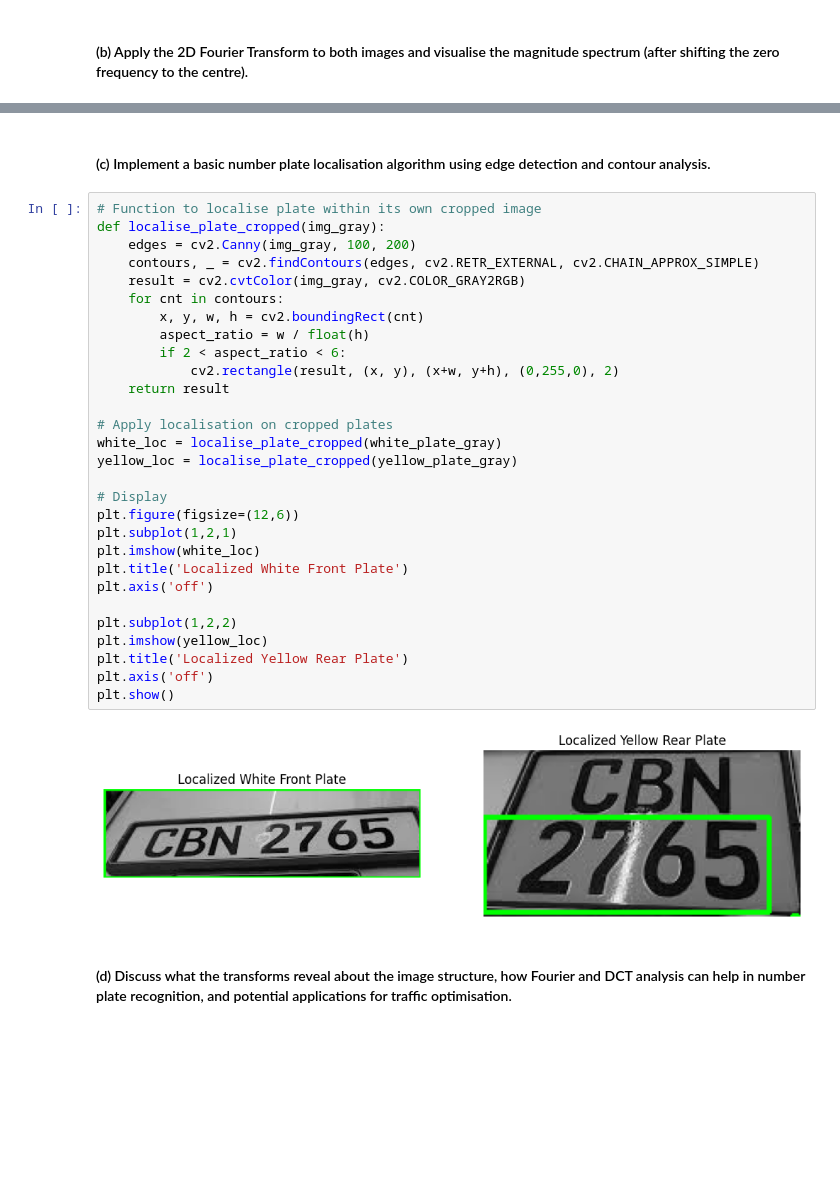
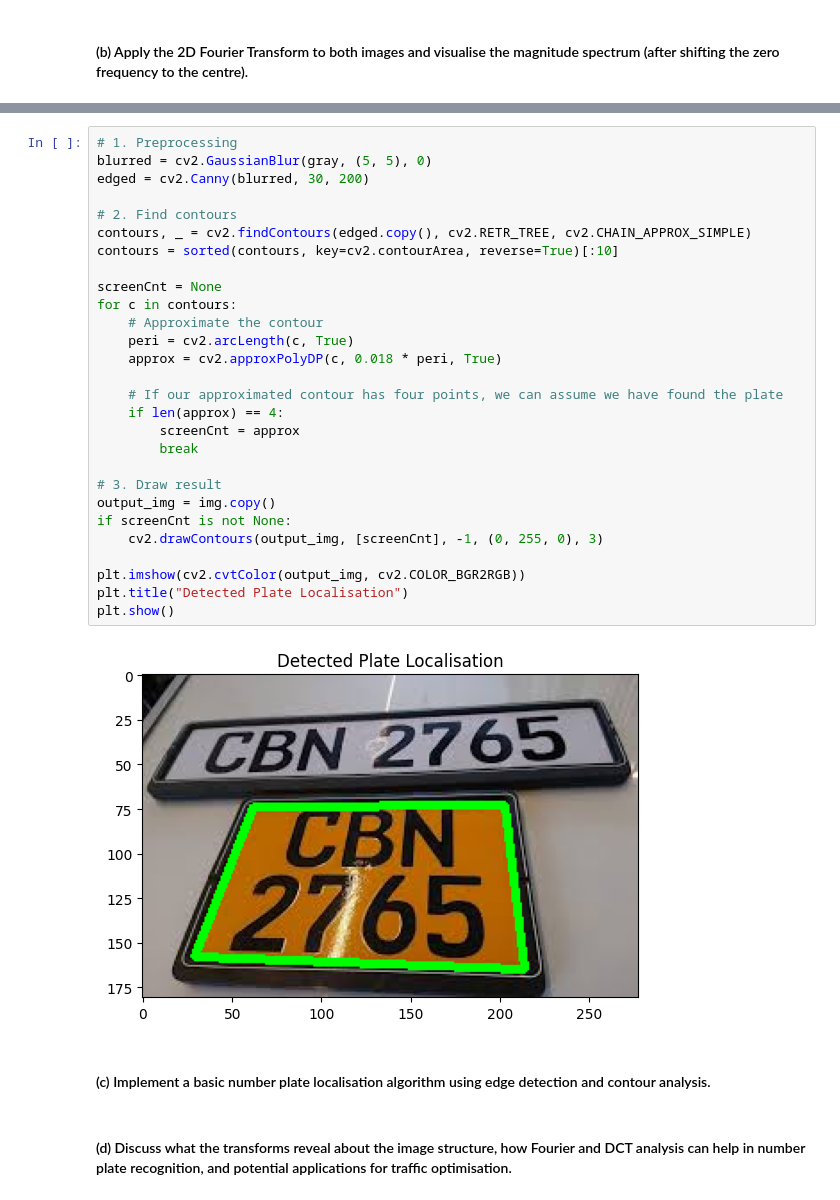
Before and after one commit to visharaaa/Math-CW-25, a Jupyter notebook: 2425578.ipynb, the cells around one changed output, grey strips where cells are left out. Cells and saved outputs as stored; diff of their text form; blank space fills up the shorter version.

```diff
--- a/2425578.ipynb
+++ b/2425578.ipynb
@@ -406,35 +341,34 @@ plt.show()
+# %%
+# 1. Preprocessing
+blurred = cv2.GaussianBlur(gray, (5, 5), 0)
+edged = cv2.Canny(blurred, 30, 200)
+
+# 2. Find contours
+contours, _ = cv2.findContours(edged.copy(), cv2.RETR_TREE, cv2.CHAIN_APPROX_SIMPLE)
+contours = sorted(contours, key=cv2.contourArea, reverse=True)[:10]
+
+screenCnt = None
+for c in contours:
+    # Approximate the contour
+    peri = cv2.arcLength(c, True)
+    approx = cv2.approxPolyDP(c, 0.018 * peri, True)
+
+    # If our approximated contour has four points, we can assume we have found the plate
+    if len(approx) == 4:
+        screenCnt = approx
+        break
+
+# 3. Draw result
+output_img = img.copy()
+if screenCnt is not None:
+    cv2.drawContours(output_img, [screenCnt], -1, (0, 255, 0), 3)
+
+plt.imshow(cv2.cvtColor(output_img, cv2.COLOR_BGR2RGB))
+plt.title("Detected Plate Localisation")
+plt.show()
+# %% [output]
+[figure, added]
 # %% [markdown]
 #### (c) Implement a basic number plate localisation algorithm using edge detection and contour analysis.
-# %%
-# Function to localise plate within its own cropped image
-def localise_plate_cropped(img_gray):
-    edges = cv2.Canny(img_gray, 100, 200)
-    contours, _ = cv2.findContours(edges, cv2.RETR_EXTERNAL, cv2.CHAIN_APPROX_SIMPLE)
-    result = cv2.cvtColor(img_gray, cv2.COLOR_GRAY2RGB)
-    for cnt in contours:
-        x, y, w, h = cv2.boundingRect(cnt)
-        aspect_ratio = w / float(h)
-        if 2 < aspect_ratio < 6:
-            cv2.rectangle(result, (x, y), (x+w, y+h), (0,255,0), 2)
-    return result
-
-# Apply localisation on cropped plates
-white_loc = localise_plate_cropped(white_plate_gray)
-yellow_loc = localise_plate_cropped(yellow_plate_gray)
-
-# Display
-plt.figure(figsize=(12,6))
-plt.subplot(1,2,1)
-plt.imshow(white_loc)
-plt.title('Localized White Front Plate')
-plt.axis('off')
-
-plt.subplot(1,2,2)
-plt.imshow(yellow_loc)
-plt.title('Localized Yellow Rear Plate')
-plt.axis('off')
-plt.show()
-# %% [output]
-[figure, removed]
 # %% [markdown]
 #### (d) Discuss what the transforms reveal about the image structure, how Fourier and DCT analysis can help in number plate recognition, and potential applications for traffic optimisation.
```
Also changed, not shown: parts of 4 cells of this notebook.
